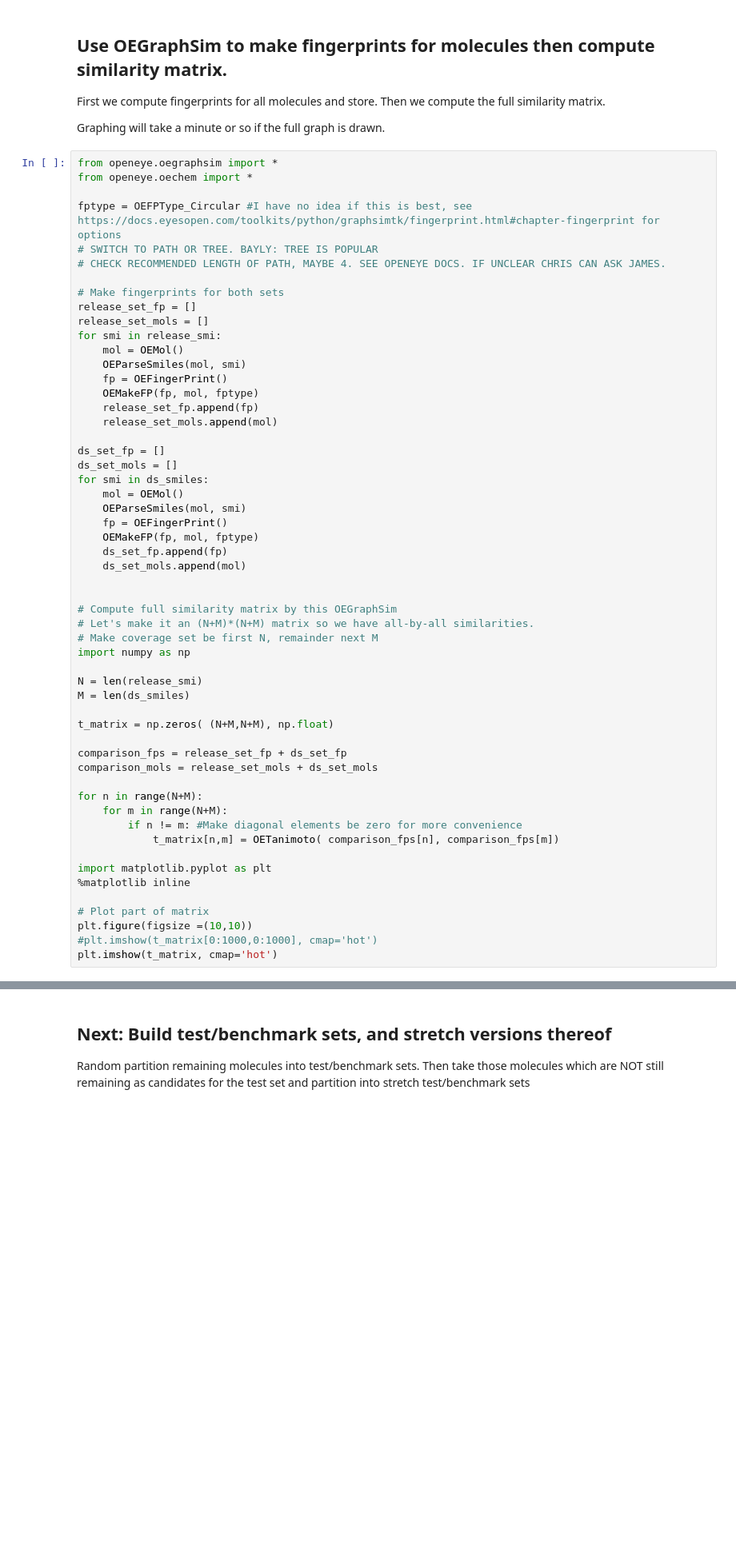
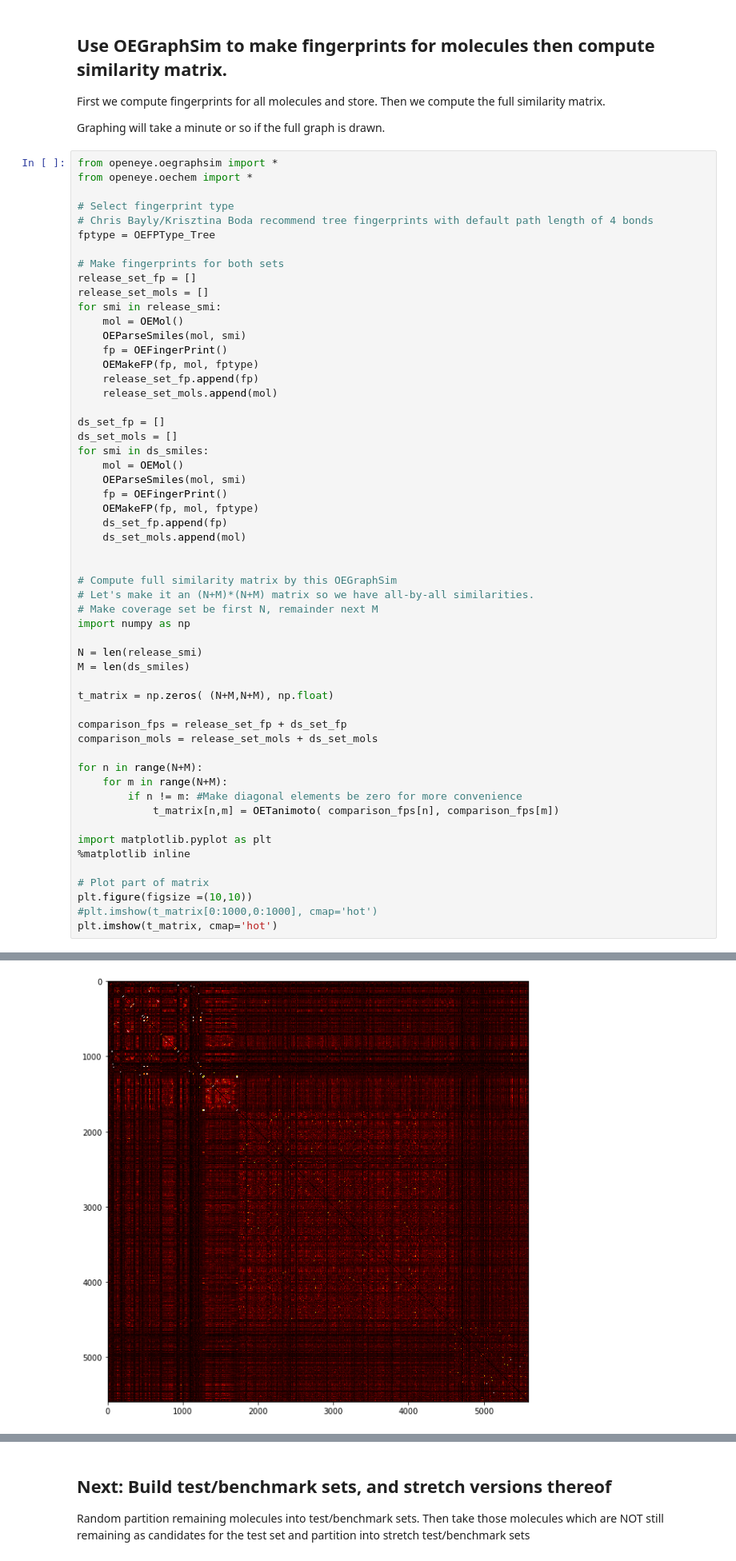
Before and after one commit to openforcefield/open-forcefield-data, a Jupyter notebook: construct_benchmarks/divide_sets.ipynb, the cells around one changed output, grey strips where cells are left out. Shown at 80% size. Cells and saved outputs as stored; diff of their text form; blank space fills up the shorter version.

Commit message:
Add version of notebook using tree fingerprints, which actually work way better here.

```diff
--- a/construct_benchmarks/divide_sets.ipynb
+++ b/construct_benchmarks/divide_sets.ipynb
@@ -235,9 +262,9 @@ Graphing will take a minute or so if the full graph is drawn.
 from openeye.oegraphsim import *
 from openeye.oechem import *
 
-fptype = OEFPType_Circular #I have no idea if this is best, see https://docs.eyesopen.com/toolkits/python/graphsimtk/fingerprint.html#chapter-fingerprint for options
-# SWITCH TO PATH OR TREE. BAYLY: TREE IS POPULAR
-# CHECK RECOMMENDED LENGTH OF PATH, MAYBE 4. SEE OPENEYE DOCS. IF UNCLEAR CHRIS CAN ASK JAMES.
+# Select fingerprint type
+# Chris Bayly/Krisztina Boda recommend tree fingerprints with default path length of 4 bonds
+fptype = OEFPType_Tree
 
 # Make fingerprints for both sets
 release_set_fp = []
@@ -286,3 +313,4 @@ import matplotlib.pyplot as plt
 plt.figure(figsize =(10,10))
 #plt.imshow(t_matrix[0:1000,0:1000], cmap='hot')
 plt.imshow(t_matrix, cmap='hot')
+# %% [output]
@@ -289,3 +318,4 @@ plt.imshow(t_matrix, cmap='hot')
+[figure, added]
 # %% [markdown]
 ## Next cluster to find molecules which are "alone"
 
```
Also changed, not shown: parts of 11 cells of this notebook.
